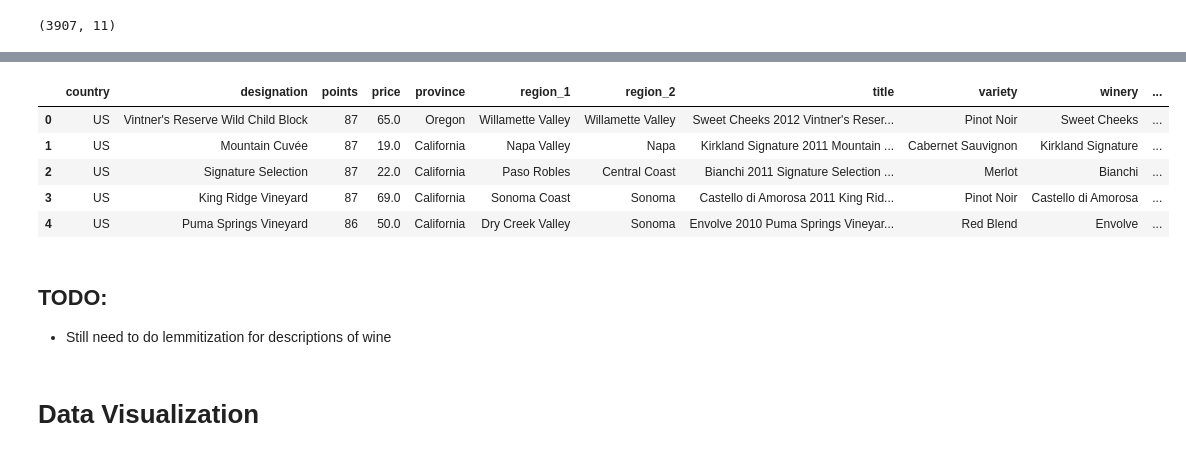
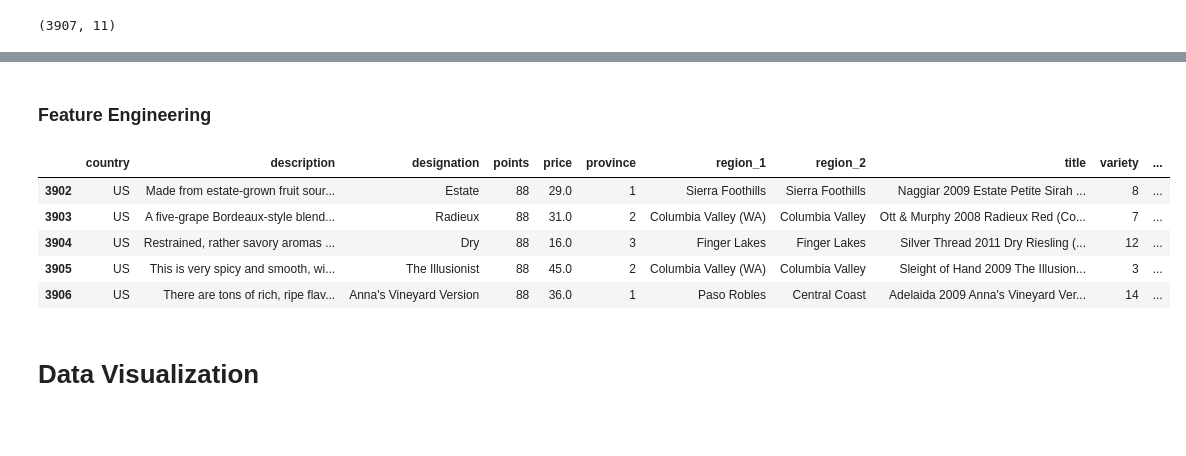
Before and after one commit to thealphacubicle/NEU-Snowball-Project-2023, a Jupyter notebook: Snowball Project.ipynb, the cells around one changed output, grey strips where cells are left out. Drawn from its saved outputs; the diff is of its cells as text; code cells hidden in the pictures; blank space fills up the shorter version.

Commit message:
Finished Feature Engineering and PCA

```diff
--- a/Snowball Project.ipynb
+++ b/Snowball Project.ipynb
@@ -134,6 +138,30 @@ for desc in df['description']:
 # Store as new column in dataframe
 for i in range(df.shape[0]):
     df.loc[i,"processed_description"] = processed_sentences[i]
+# %% [markdown]
+### Feature Engineering
+# %%
+# Create mapping dictionaries for columns that need to be mapped
+mapped_wineries = {winery:index for index,winery in enumerate(list(df['winery'].unique()))}
+mapped_province = {province:index for index,province in enumerate(list(df['province'].unique()))}
+mapped_variety = {variety:index for index,variety in enumerate(list(df['variety'].unique()))}
+# %%
+# Create new copy of original df to store mapped values
+df_mapped = df.copy()
+# %%
+# Map the columns with numeric variables for PCA
+df_mapped['winery'].replace(list(mapped_wineries.keys()), list(mapped_wineries.values()), inplace=True)
+df_mapped['province'].replace(list(mapped_province.keys()), list(mapped_province.values()), inplace=True)
+df_mapped['variety'].replace(list(mapped_variety.keys()), list(mapped_variety.values()), inplace=True)
+# %%
+df_mapped.tail(5)
+# %% [output]
+|  | country | description | designation | points | price | province | region_1 | region_2 | title | variety | ... |
+| 3902 | US | Made from estate-grown fruit sour... | Estate | 88 | 29.0 | 1 | Sierra Foothills | Sierra Foothills | Naggiar 2009 Estate Petite Sirah ... | 8 | ... |
+| 3903 | US | A five-grape Bordeaux-style blend... | Radieux | 88 | 31.0 | 2 | Columbia Valley (WA) | Columbia Valley | Ott & Murphy 2008 Radieux Red (Co... | 7 | ... |
+| 3904 | US | Restrained, rather savory aromas ... | Dry | 88 | 16.0 | 3 | Finger Lakes | Finger Lakes | Silver Thread 2011 Dry Riesling (... | 12 | ... |
+| 3905 | US | This is very spicy and smooth, wi... | The Illusionist | 88 | 45.0 | 2 | Columbia Valley (WA) | Columbia Valley | Sleight of Hand 2009 The Illusion... | 3 | ... |
+| 3906 | US | There are tons of rich, ripe flav... | Anna's Vineyard Version | 88 | 36.0 | 1 | Paso Robles | Central Coast | Adelaida 2009 Anna's Vineyard Ver... | 14 | ... |
 # %%
 # Drop original description column
 df = df.drop(['description'],axis=1)
@@ -140,16 +169,3 @@ df = df.drop(['description'],axis=1)
-# %%
-# Check if added column is present in df
-df.head(5)
-# %% [output]
-|  | country | designation | points | price | province | region_1 | region_2 | title | variety | winery | ... |
-| 0 | US | Vintner's Reserve Wild Child Block | 87 | 65.0 | Oregon | Willamette Valley | Willamette Valley | Sweet Cheeks 2012 Vintner's Reser... | Pinot Noir | Sweet Cheeks | ... |
-| 1 | US | Mountain Cuvée | 87 | 19.0 | California | Napa Valley | Napa | Kirkland Signature 2011 Mountain ... | Cabernet Sauvignon | Kirkland Signature | ... |
-| 2 | US | Signature Selection | 87 | 22.0 | California | Paso Robles | Central Coast | Bianchi 2011 Signature Selection ... | Merlot | Bianchi | ... |
-| 3 | US | King Ridge Vineyard | 87 | 69.0 | California | Sonoma Coast | Sonoma | Castello di Amorosa 2011 King Rid... | Pinot Noir | Castello di Amorosa | ... |
-| 4 | US | Puma Springs Vineyard | 86 | 50.0 | California | Dry Creek Valley | Sonoma | Envolve 2010 Puma Springs Vineyar... | Red Blend | Envolve | ... |
-# %% [markdown]
-## TODO:
-- Still need to do lemmitization for descriptions of wine
 # %% [markdown]
 # Data Visualization
 # %%
```
Also changed, not shown: parts of 8 cells of this notebook.
